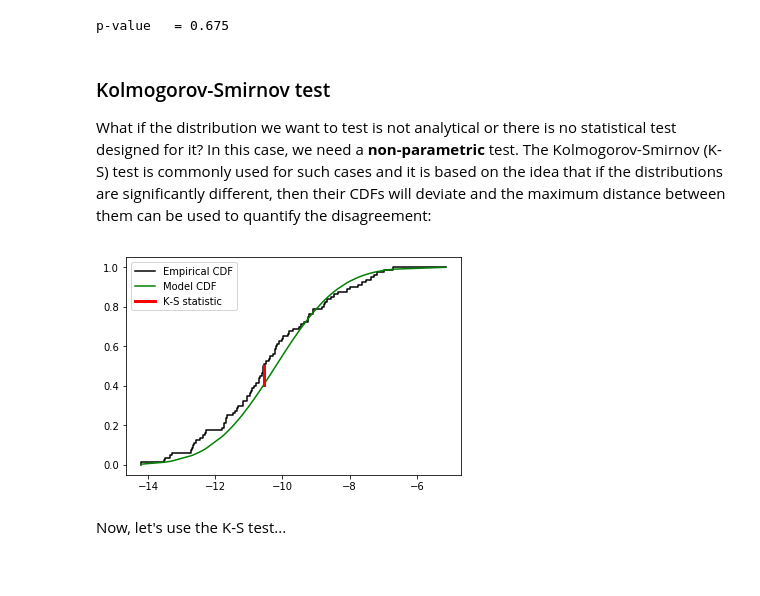
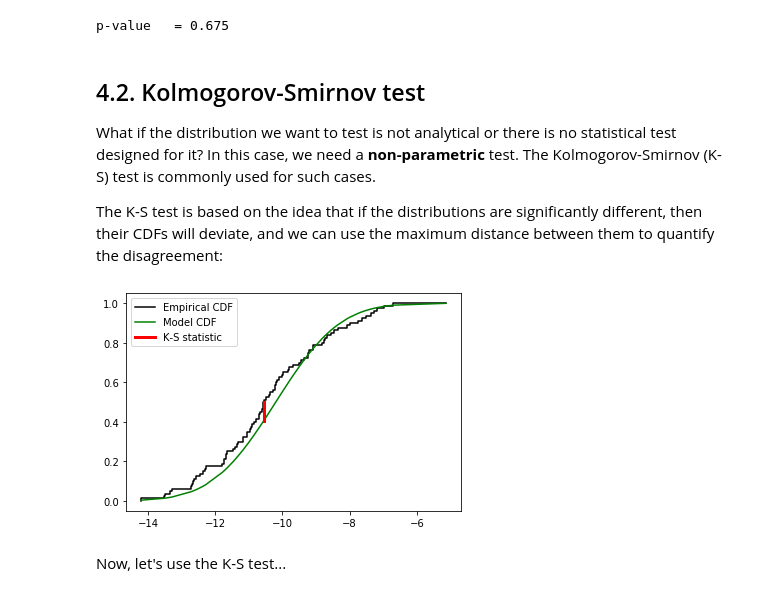
Before and after one commit to astrostatistics-in-crete/2019_summer_school, a Jupyter notebook: Hypothesis/hypothesis_S.ipynb, the cells around one changed output. Cells and saved outputs as stored; diff of their text form; code cells hidden in the pictures.

```diff
--- a/Hypothesis/hypothesis_S.ipynb
+++ b/Hypothesis/hypothesis_S.ipynb
@@ -334,30 +364,31 @@ print("p-value   = {:.3g}".format(pvalue))
 # %% [output]
 p-value   = 0.675
 # %% [markdown]
-### Kolmogorov-Smirnov test
+## 4.2. Kolmogorov-Smirnov test
 
-What if the distribution we want to test is not analytical or there is no statistical test designed for it? In this case, we need a **non-parametric** test. The Kolmogorov-Smirnov (K-S) test is commonly used for such cases and it is based on the idea that if the distributions are significantly different, then their CDFs will deviate and the maximum distance between them can be used to quantify the disagreement:
+What if the distribution we want to test is not analytical or there is no statistical test designed for it? In this case, we need a **non-parametric** test. The Kolmogorov-Smirnov (K-S) test is commonly used for such cases.
+
+The K-S test is based on the idea that if the distributions are significantly different, then their CDFs will deviate, and we can use the maximum distance between them to quantify the disagreement:
 # %%
-sample = absolute_MWG
-
 # construct the empirical CDF
-x_sample = np.sort(sample)
-y_sample = np.linspace(0.0, 1.0, len(sample))
+x = np.sort(absolute_MWG)
+y_empir = np.linspace(0.0, 1.0, x.size)
 
 # get the theoretical CDF
-y_model = st.norm.cdf(x_sample, loc=model_mean, scale=model_std)
+y_model = st.norm.cdf(x, loc=model_mean, scale=model_std)
 
-# find the index of the point where the distance between the two maximizes (e.g. through absolute or square difference)
-index = np.argmax(np.abs(y_sample - y_model))
+# find the index of the point where the distance between the two maximizes
+index = np.argmax(np.abs(y_empir - y_model))
 
+# plot...
 plt.figure()
-plt.step(x_sample, y_sample, "k-", label="Empirical CDF")
-plt.plot(x_sample, y_model, "g-", label="Model CDF")
-plt.plot([x_sample[index], x_sample[index]], [y_sample[index], y_model[index]], "r", lw=3, label="K-S statistic")
+plt.step(x, y_empir, "k-", label="Empirical CDF")
+plt.plot(x, y_model, "g-", label="Model CDF")
+plt.plot([x[index]] * 2, [y_empir[index], y_model[index]], "r", lw=3, label="K-S statistic")
 plt.legend()
 plt.show()
 # %% [output]
-[figure, old version]
+[figure, new version]
 # %% [markdown]
 Now, let's use the K-S test...
 # %%
```
Also changed, not shown: parts of 17 cells of this notebook, 2 other files.
